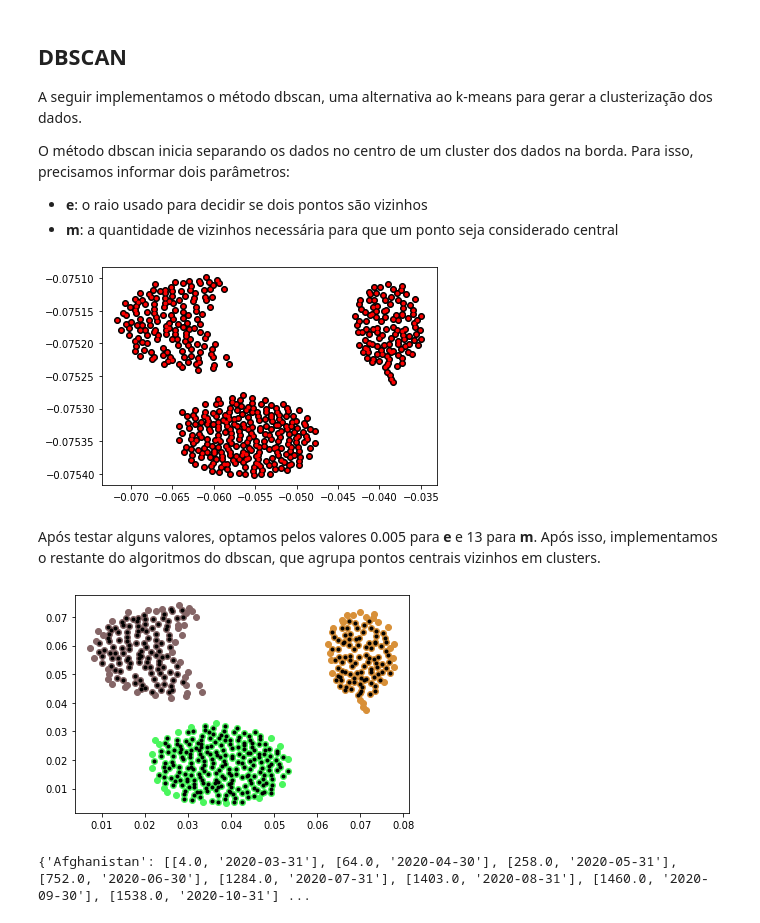
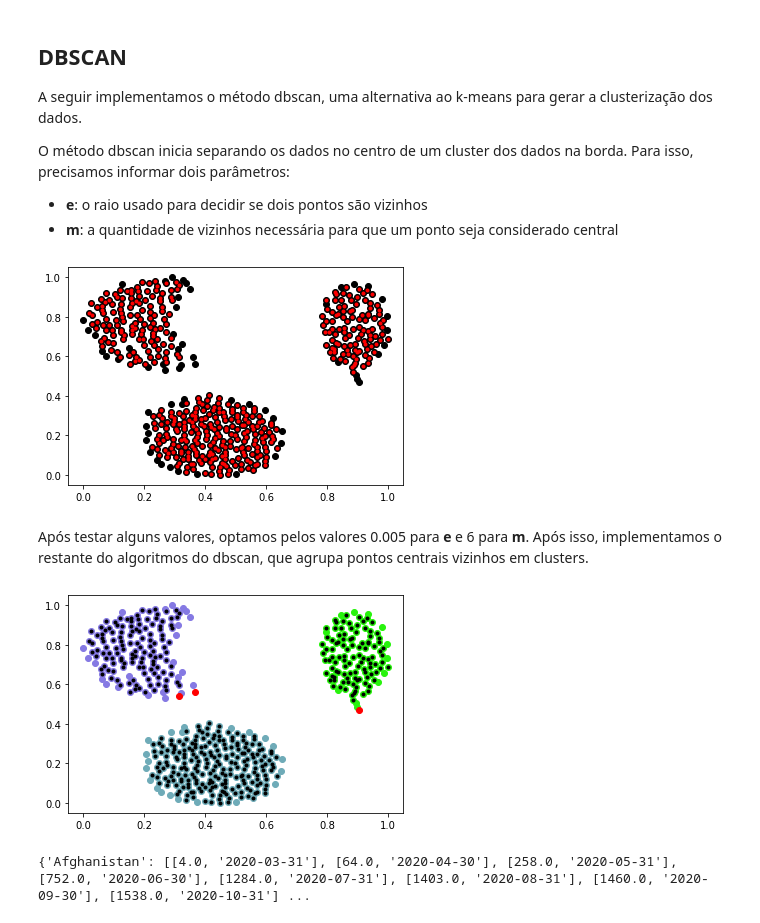
Before and after one commit to natanbcpc/unsupervised-learning, a Jupyter notebook: project1.ipynb, the cells around one changed output. Drawn from its saved outputs; the diff is of its cells as text; code cells hidden in the pictures.

Commit message:
DBSCAN outliers detection

```diff
--- a/project1.ipynb
+++ b/project1.ipynb
@@ -102,7 +102,7 @@ def normalize(array):
     return array
 
 new_training = normalize(training)
-new_centers = kmeans(new_training, 3, 0.001)
+new_centers = kmeans(new_training, 3, 0.0001)
 new_clusters = get_cluster_data_kmeans(new_training, new_centers)
 
 plot.plot(new_centers[:,0], new_centers[:,1], 'x', color='black')
@@ -123,22 +123,22 @@ O método dbscan inicia separando os dados no centro de um cluster dos dados na
 # %%
 def get_core_points(array, e, m):
     cores = []
     distances = spsd.cdist(array, array)
     for i in range(distances.shape[0]):
         neighbors = np.where(distances[i] < e)
         if neighbors[0].size - 1 >= m:
             cores.append(array[i])
     return np.array(cores)
 
-cores = get_core_points(new_training, 0.005, 13)
+cores = get_core_points(new_training, 0.05, 6)
 
 plot.plot(new_training[:,0], new_training[:,1], 'o', color='black')
 plot.plot(cores[:,0], cores[:,1], '.', color='red')
 plot.show()
 # %% [output]
-[figure, old version]
+[figure, new version]
 # %% [markdown]
-Após testar alguns valores, optamos pelos valores 0.005 para **e** e 13 para **m**. Após isso, implementamos o restante do algoritmos do dbscan, que agrupa pontos centrais vizinhos em clusters.
+Após testar alguns valores, optamos pelos valores 0.005 para **e** e 6 para **m**. Após isso, implementamos o restante do algoritmos do dbscan, que agrupa pontos centrais vizinhos em clusters.
 # %%
 def get_cluster(clusters, core):
     for i in range(len(clusters)):
@@ -183,22 +183,37 @@ def get_cluster_data_dbscan(array, cores, e):
     cluster_distances = np.array(cluster_distances)
     clusterization = np.argmin(cluster_distances, axis=0)
 
-    clusters = []
+    clusters = {}
+    outliers = []
     for i in range(len(cores)):
-        indices = np.where(clusterization == i)
-        clusters.append(np.take(array, indices, 0))
-    return clusters
+        clusters[i] = []
 
-cluster_cores = dbscan(new_training, 0.005, 13)
-clusters = get_cluster_data_dbscan(new_training, cluster_cores, 0.005)
+    for i in range(clusterization.size):
+        if cluster_distances[clusterization[i],i] < e:
+            clusters[clusterization[i]].append(array[i])
+        else:
+            outliers.append(array[i])
+
+    for i in range(len(cores)):
+        clusters[i] = np.array([clusters[i]])
+    outliers = np.array(outliers)
+
+    return (clusters, outliers)
+
+cluster_cores = dbscan(new_training, 0.05, 6)
+clusters, outliers = get_cluster_data_dbscan(new_training, cluster_cores, 0.05)
 
 for i in range(len(clusters)):
     color = np.random.rand(3,)
     plot.plot(clusters[i][0,:,0], clusters[i][0,:,1], 'o', color=color)
-    plot.plot(cluster_cores[i][:,0], cluster_cores[i][:,1], '.', color="black")
+    plot.plot(cluster_cores[i][:,0], cluster_cores[i][:,1], '.', color='black')
+
+if outliers.size:
+    plot.plot(outliers[:,0], outliers[:,1], 'o', color='red')
+
 plot.show()
 # %% [output]
-[figure, old version]
+[figure, new version]
 # %%
 import json
 
```
Also changed, not shown: parts of 3 cells of this notebook.
